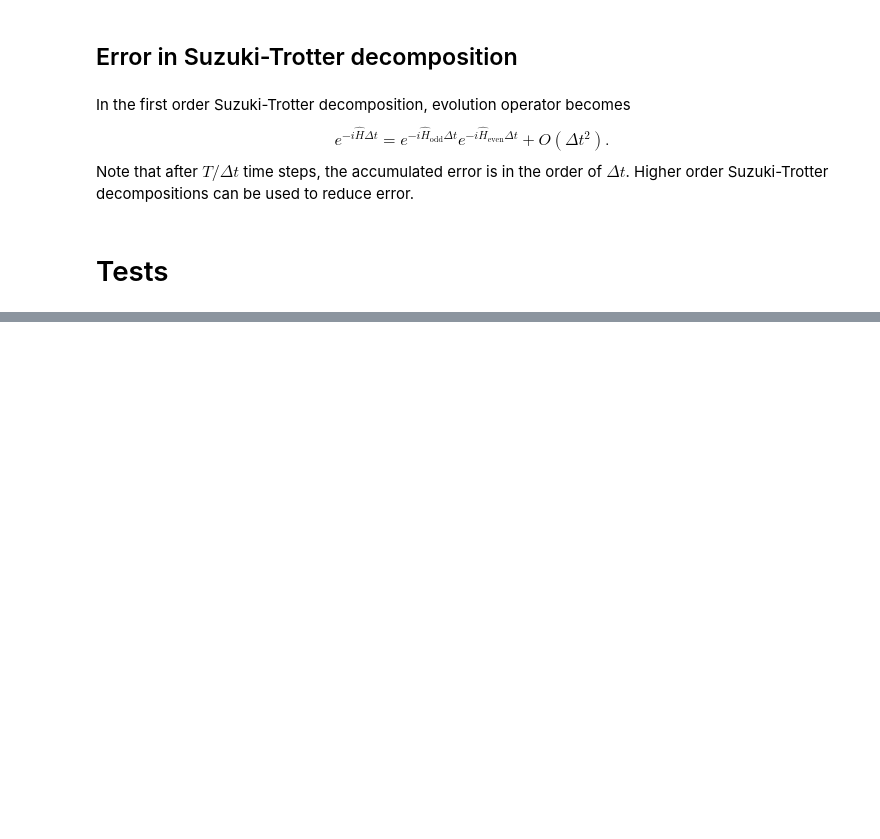
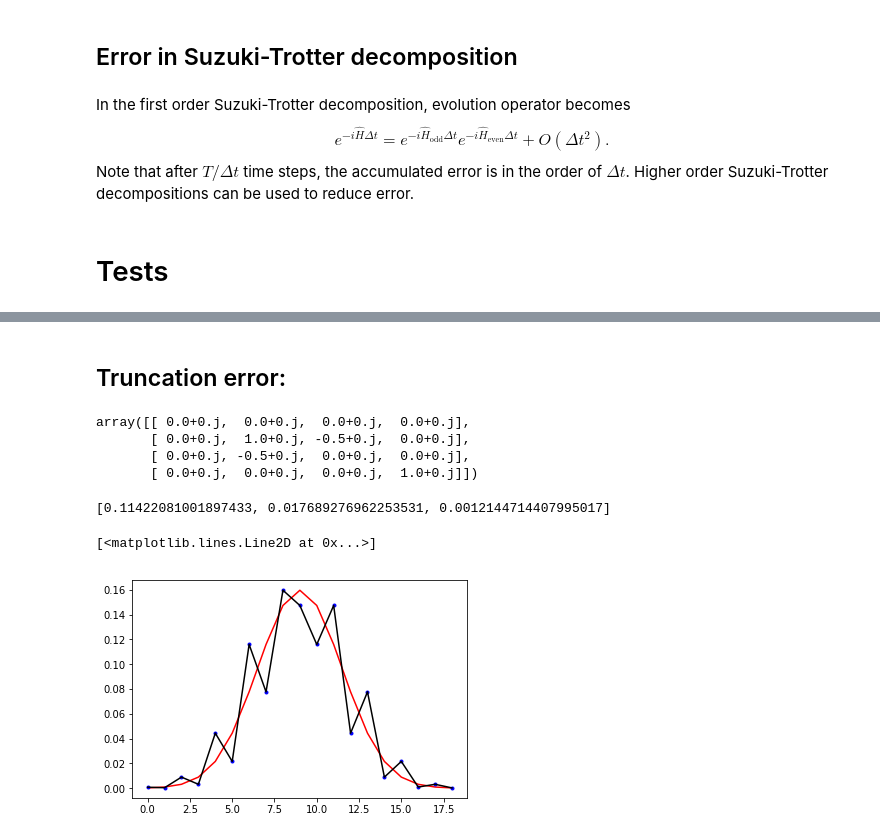
Before and after one commit to juanjosegarciaripoll/seemps, a Jupyter notebook: old/File 4a - Time evolution - TEBD.ipynb, the cells around one changed output, grey strips where cells are left out. Cells and saved outputs as stored; diff of their text form; code cells hidden in the pictures; blank space fills up the shorter version.

Commit message:
Added test and error analysis for apply_pairwise_unitaries function in File 4a

```diff
--- a/old/File 4a - Time evolution - TEBD.ipynb
+++ b/old/File 4a - Time evolution - TEBD.ipynb
@@ -44,6 +50,7 @@ class NNHamiltonian(object):
         # of a given size, initially empty.
         #
         self.size = size
+        self.constant = False
 
     def dimension(self, ndx):
         #
@@ -157,7 +169,7 @@ def make_ti_Hamiltonian(size, intL, intR, local_term=None):
         for L,R in zip(H.intL, H.intR):
             H.add_interaction_term(ndx, L, R)
         if local_term is not None:
-            H.set_local_term(ndx, local_term)
+            H.add_local_term(ndx, local_term)
     return H
 # %% [markdown]
 ## Suzuki-Trotter Decomposition
@@ -400,0 +370,59 @@ FAILED (failures=2)
+# %% [markdown]
+## Truncation error:
+# %%
+N = 19
+tt = -np.pi/2
+ω = np.pi
+dt = 1
+
+xx=np.arange(N)
+x0 = int(N//2)
+w0 = 5
+k0 = np.pi/2
+
+ψwave = np.exp(-(xx-x0)**2 / w0**2 + 1j * k0*xx) #random_wavefunction(N)
+ψwave = ψwave / np.linalg.norm(ψwave)
+ψmps = CanonicalMPS(mps.state.wavepacket(ψwave))
+# We use the tight-binding Hamiltonian
+HMat = sp.diags([[tt,0]*(N//2), [ω]+[ω/2]*(N-2)+[0], [tt,0]*(N//2)],
+          offsets=[-1,0,+1],
+          shape=(N,N),
+          dtype=np.complex128)
+ψwave_final = sp.linalg.expm_multiply(-1j * dt * HMat, ψwave)
+exact_mps = mps.state.wavepacket(ψwave_final)
+H=make_ti_Hamiltonian(N, [tt * annihilation_op(2) ,tt * creation_op(2)],
+                    [creation_op(2), annihilation_op(2)],
+                      local_term=ω*creation_op(2)@ annihilation_op(2))
+U = pairwise_unitaries(H, dt)
+start = 0
+direction = 1
+# %%
+# THE INTERACTION TERMS ARE CHECKED TO BE CORRECT
+H.interaction_term(-1)/np.pi
+# %% [output]
+array([[ 0.0+0.j,  0.0+0.j,  0.0+0.j,  0.0+0.j],
+       [ 0.0+0.j,  1.0+0.j, -0.5+0.j,  0.0+0.j],
+       [ 0.0+0.j, -0.5+0.j,  0.0+0.j,  0.0+0.j],
+       [ 0.0+0.j,  0.0+0.j,  0.0+0.j,  1.0+0.j]])
+# %%
+tol_list = [1e-1, 1e-2, 1e-16]
+overlap_list =[]
+for tolerance in tol_list:
+    ψ = ψmps.copy()
+    apply_pairwise_unitaries(U, ψ, start, direction, tol=tolerance)
+    overlap_list.append(abs(1-mps.expectation.scprod(exact_mps,ψ)))
+# %%
+overlap_list
+# %% [output]
+[0.11422081001897433, 0.017689276962253531, 0.0012144714407995017]
+# %%
+%matplotlib inline
+import matplotlib.pyplot as plt
+#plt.plot(abs(ψwave_final)**2, "r.-")
+plt.plot(abs(ψwave)**2, "r-")
+plt.plot(abs(ψwave_final)**2, "b.")
+O = mps.evolution.creation_op(2)@ mps.evolution.annihilation_op(2)
+plt.plot([mps.expectation.expectation1_non_canonical(ψ, O, site) for site in range(N)] , "k-")
+# %% [output]
+[<matplotlib.lines.Line2D at 0x...>]
+[figure, added]
```
Also changed, not shown: parts of 15 cells of this notebook, 9 other files.
